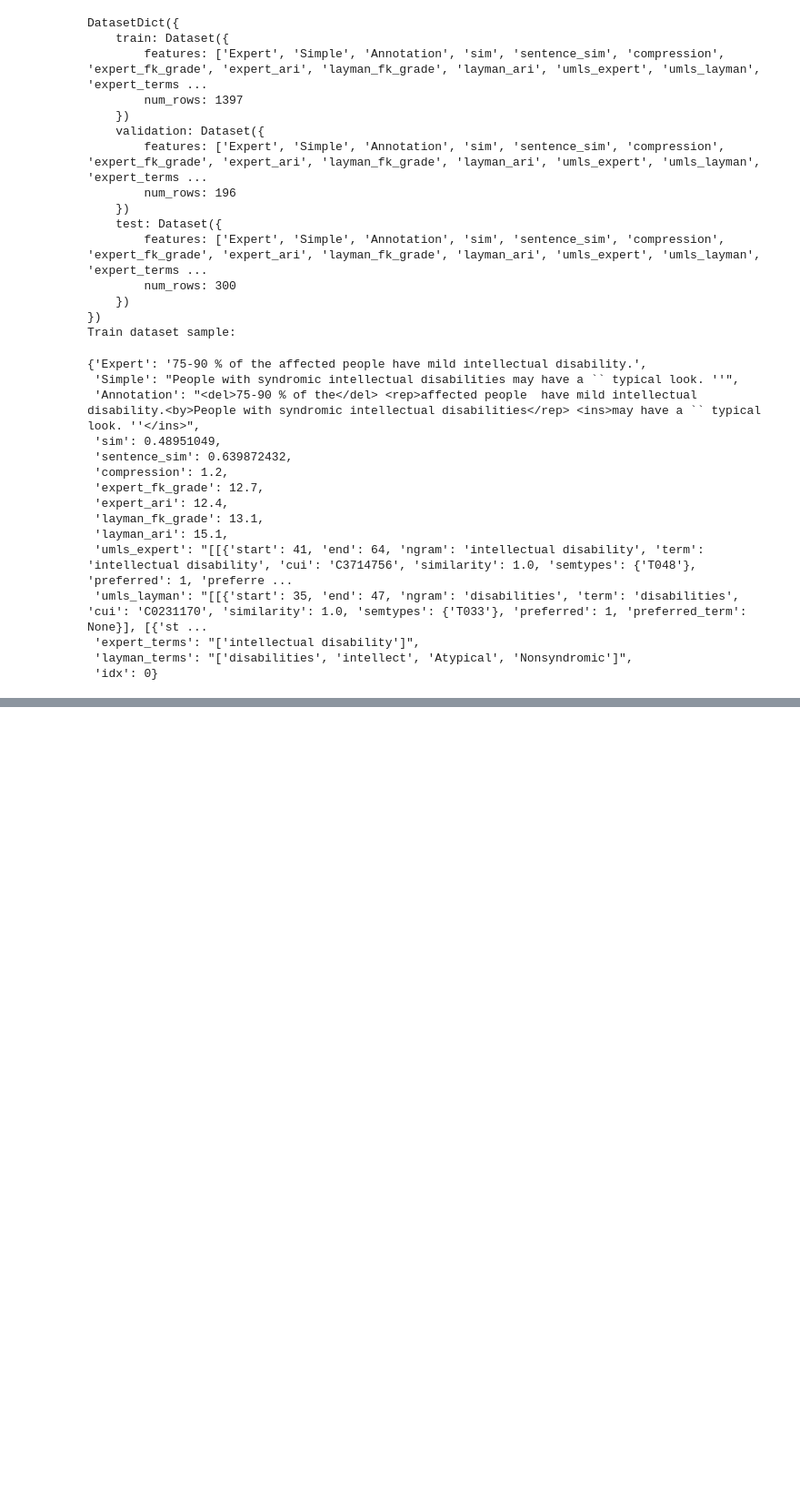
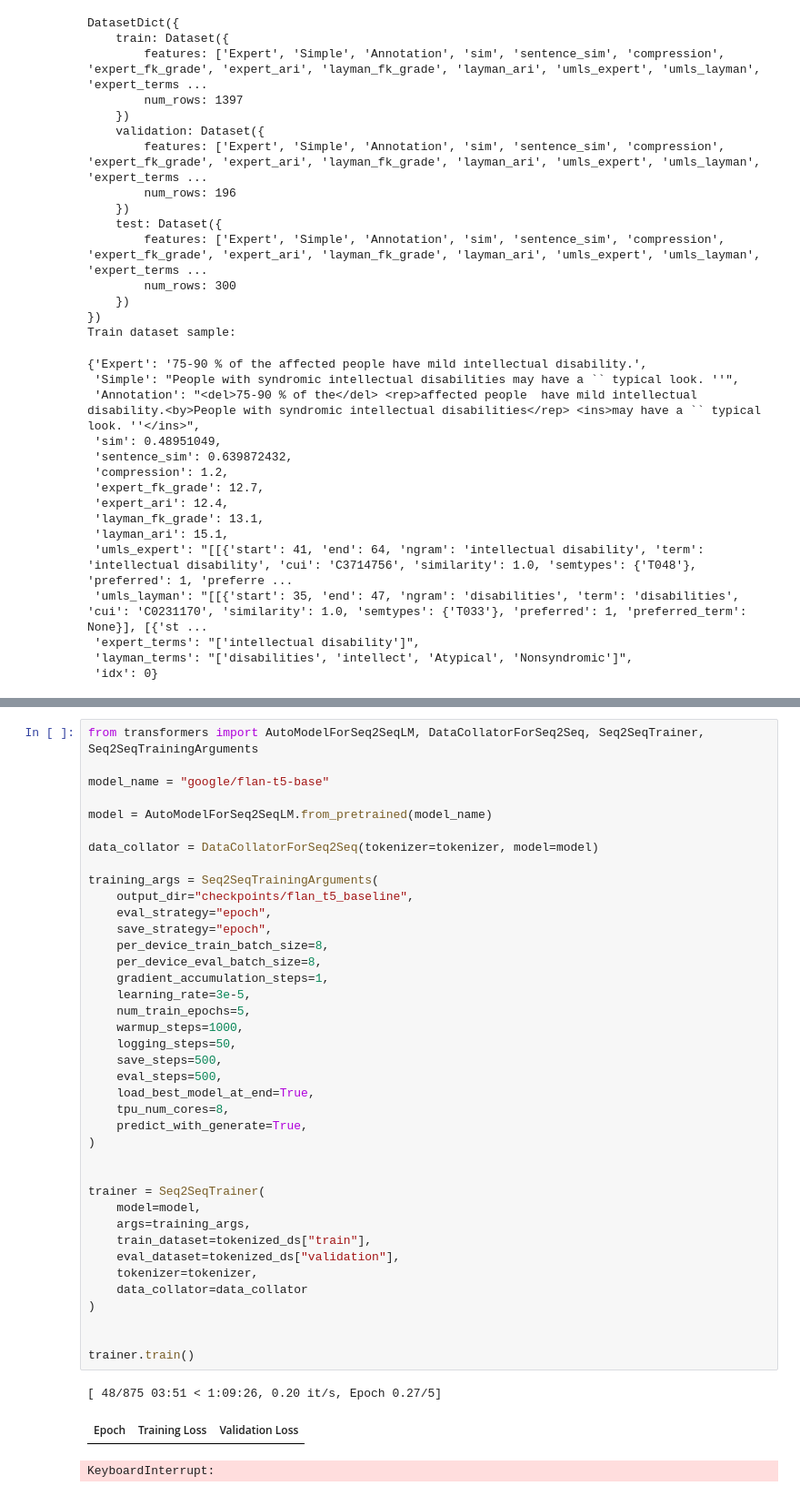
Before and after one commit to sriya-med/Med-EASE, a Jupyter notebook: notebooks/baseline_model.ipynb, the cells around one changed output, grey strips where cells are left out. Shown at 91% size. Drawn from its saved outputs; the diff is of its cells as text; blank space fills up the shorter version.

Commit message:
training code for baseline

```diff
--- a/notebooks/baseline_model.ipynb
+++ b/notebooks/baseline_model.ipynb
@@ -63,0 +77,43 @@ ModuleNotFoundError: No module named 'transformers'
+# %%
+from transformers import AutoModelForSeq2SeqLM, DataCollatorForSeq2Seq, Seq2SeqTrainer, Seq2SeqTrainingArguments
+
+model_name = "google/flan-t5-base"
+
+model = AutoModelForSeq2SeqLM.from_pretrained(model_name)
+
+data_collator = DataCollatorForSeq2Seq(tokenizer=tokenizer, model=model)
+
+training_args = Seq2SeqTrainingArguments(
+    output_dir="checkpoints/flan_t5_baseline",
+    eval_strategy="epoch",
+    save_strategy="epoch",
+    per_device_train_batch_size=8,
+    per_device_eval_batch_size=8,
+    gradient_accumulation_steps=1,
+    learning_rate=3e-5,
+    num_train_epochs=5,
+    warmup_steps=1000,
+    logging_steps=50,
+    save_steps=500,
+    eval_steps=500,
+    load_best_model_at_end=True,
+    tpu_num_cores=8,
+    predict_with_generate=True,
+)
+
+
+trainer = Seq2SeqTrainer(
+    model=model,
+    args=training_args,
+    train_dataset=tokenized_ds["train"],
+    eval_dataset=tokenized_ds["validation"],
+    tokenizer=tokenizer,
+    data_collator=data_collator
+)
+
+
+trainer.train()
+# %% [output]
+[ 48/875 03:51 < 1:09:26, 0.20 it/s, Epoch 0.27/5]
+| Epoch | Training Loss | Validation Loss |
+KeyboardInterrupt:
```
Also changed, not shown: parts of 1 cell of this notebook, 1 other file.
